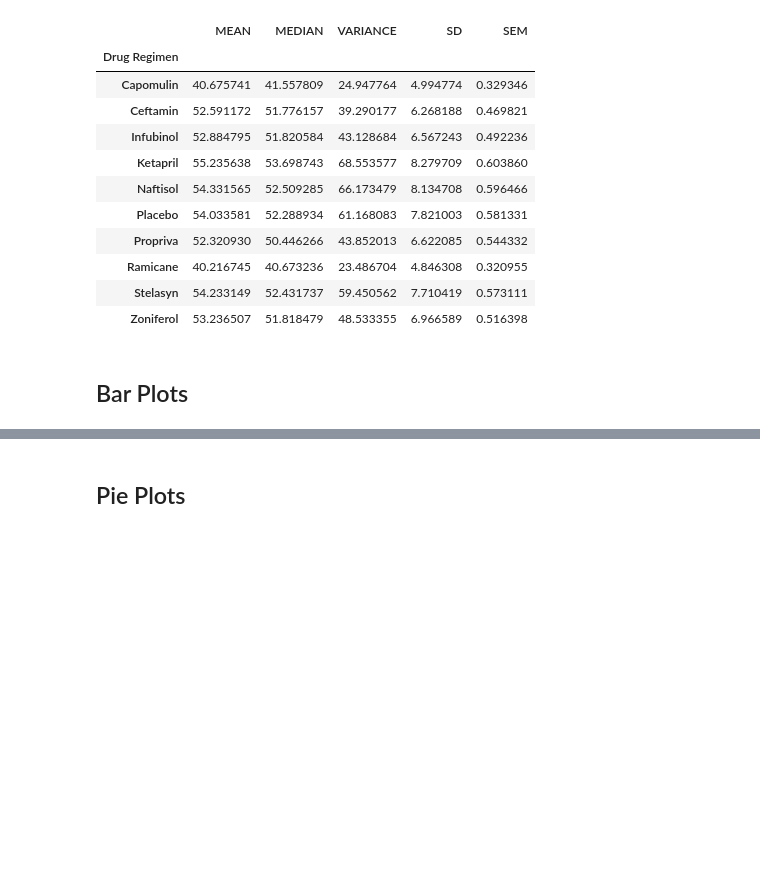
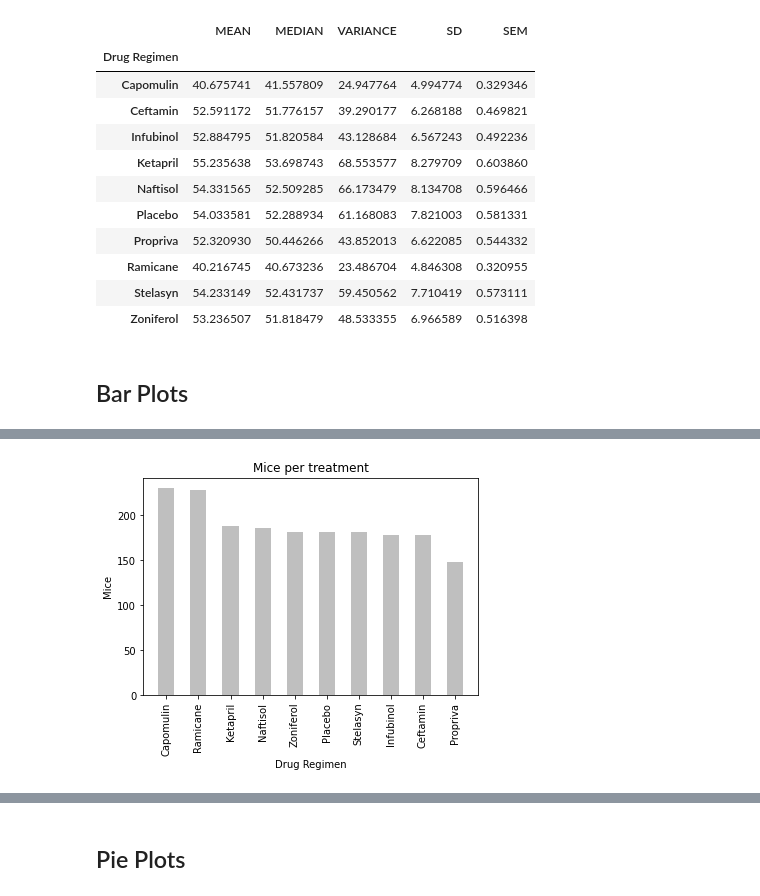
Before and after one commit to samuelceron/matplotlib-challenge, a Jupyter notebook: pymaceuticals.ipynb, the cells around one changed output, grey strips where cells are left out. Cells and saved outputs as stored; diff of their text form; code cells hidden in the pictures; blank space fills up the shorter version.

```diff
--- a/pymaceuticals.ipynb
+++ b/pymaceuticals.ipynb
@@ -147,2 +158,10 @@ analysis_df
 # %%
 # Generate a bar plot showing the number of mice per time point for each treatment throughout the course of the study using pyplot.
+plt.bar(x_axis, y_axis, color='gray', alpha=0.5, align= "center", width=.5)
+plt.ylabel("Mice")
+plt.xlabel("Drug Regimen")
+plt.title("Mice per treatment")
+plt.xticks(rotation=90)
+plt.show()
+# %% [output]
+[figure, added]
```
Also changed, not shown: parts of 2 cells of this notebook.
